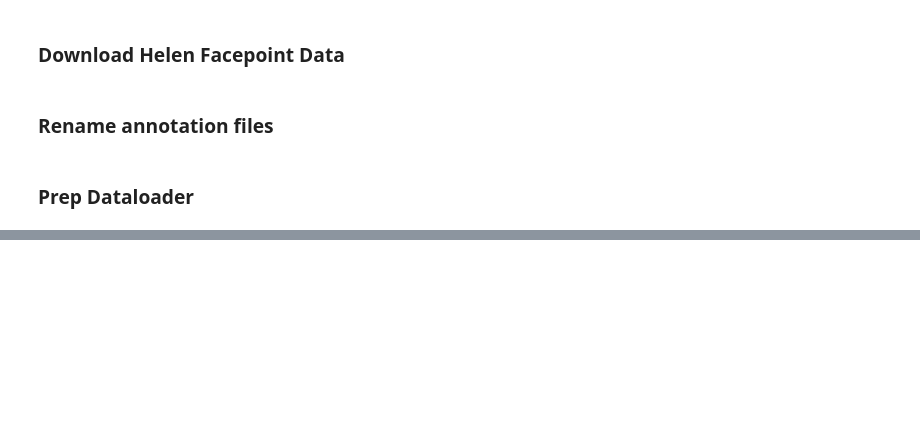
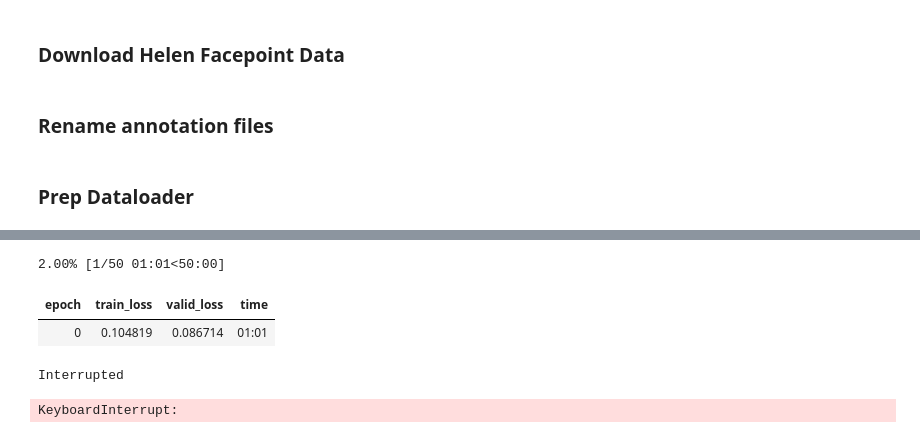
Before and after one commit to SudoSharma/datonymous, a Jupyter notebook: face_blur_sandbox.ipynb, the cells around one changed output, grey strips where cells are left out. Cells and saved outputs as stored; diff of their text form; code cells hidden in the pictures; blank space fills up the shorter version.

```diff
--- a/face_blur_sandbox.ipynb
+++ b/face_blur_sandbox.ipynb
@@ -75,0 +123,8 @@ data.show_batch()
+# %%
+learn.fit(50, 1e-1)
+# %% [output]
+2.00% [1/50 01:01<50:00]
+| epoch | train_loss | valid_loss | time |
+| 0 | 0.104819 | 0.086714 | 01:01 |
+Interrupted
+KeyboardInterrupt:
```
Also changed, not shown: parts of 9 cells of this notebook.
